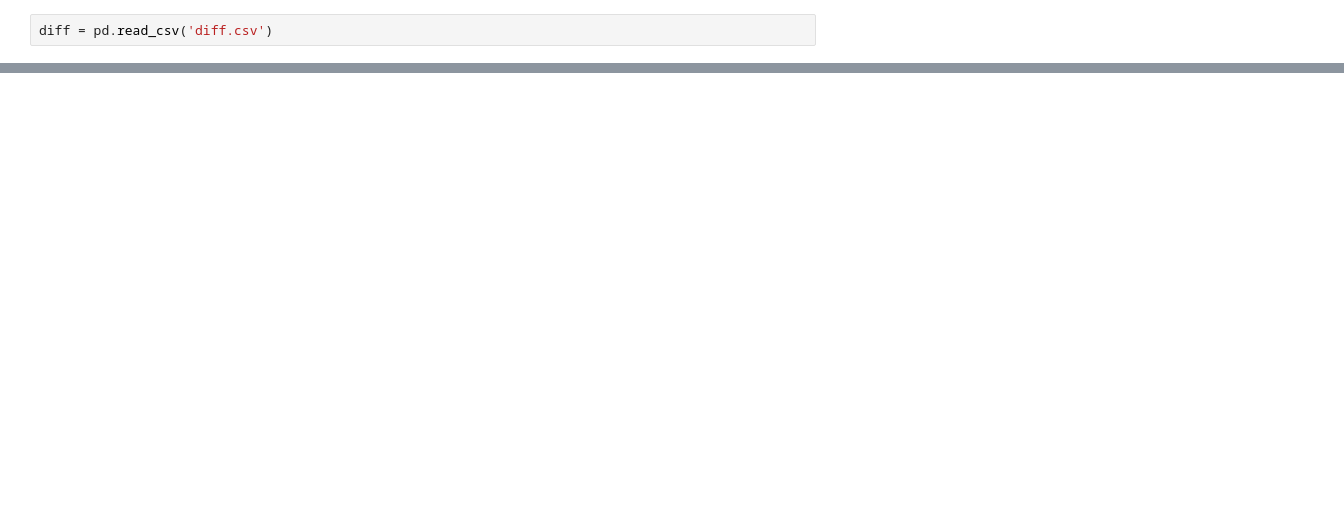
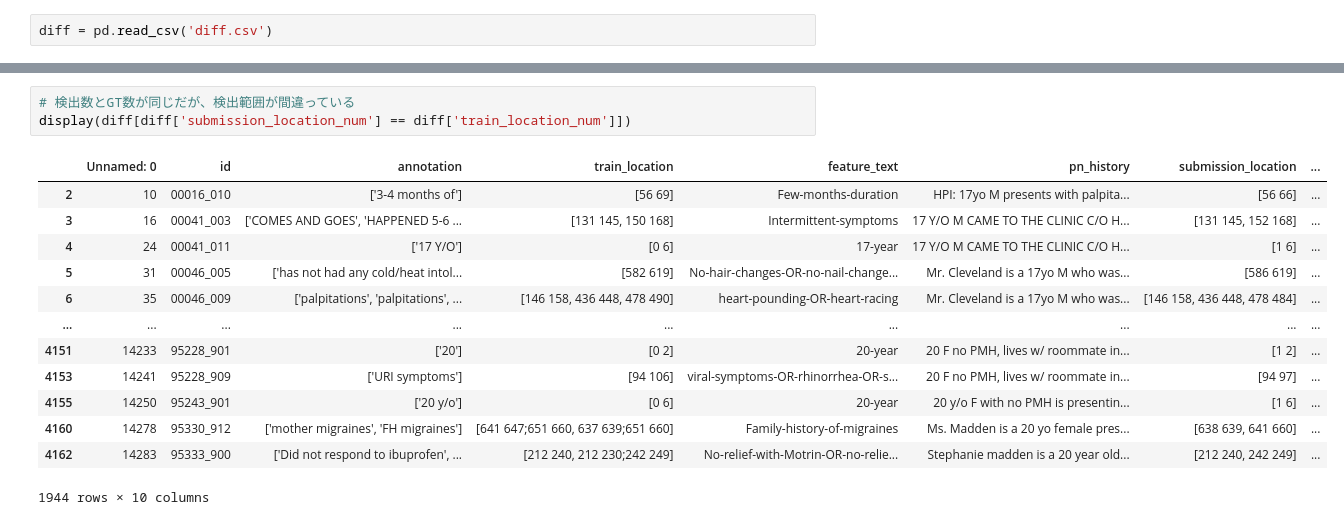
Before and after one commit to ryryrymyg/kaggle_ell, a Jupyter notebook: show_diff.ipynb, the cells around one changed output, grey strips where cells are left out. Cells and saved outputs as stored; diff of their text form; blank space fills up the shorter version.

```diff
--- a/show_diff.ipynb
+++ b/show_diff.ipynb
@@ -20,0 +102,17 @@ display(diff)
+# %%
+# 検出数とGT数が同じだが、検出範囲が間違っている
+display(diff[diff['submission_location_num'] == diff['train_location_num']])
+# %% [output]
+|  | Unnamed: 0 | id | annotation | train_location | feature_text | pn_history | submission_location | ... |
+| 2 | 10 | 00016_010 | ['3-4 months of'] | [56 69] | Few-months-duration | HPI: 17yo M presents with palpita... | [56 66] | ... |
+| 3 | 16 | 00041_003 | ['COMES AND GOES', 'HAPPENED 5-6 ... | [131 145, 150 168] | Intermittent-symptoms | 17 Y/O M CAME TO THE CLINIC C/O H... | [131 145, 152 168] | ... |
+| 4 | 24 | 00041_011 | ['17 Y/O'] | [0 6] | 17-year | 17 Y/O M CAME TO THE CLINIC C/O H... | [1 6] | ... |
+| 5 | 31 | 00046_005 | ['has not had any cold/heat intol... | [582 619] | No-hair-changes-OR-no-nail-change... | Mr. Cleveland is a 17yo M who was... | [586 619] | ... |
+| 6 | 35 | 00046_009 | ['palpitations', 'palpitations', ... | [146 158, 436 448, 478 490] | heart-pounding-OR-heart-racing | Mr. Cleveland is a 17yo M who was... | [146 158, 436 448, 478 484] | ... |
+| ... | ... | ... | ... | ... | ... | ... | ... | ... |
+| 4151 | 14233 | 95228_901 | ['20'] | [0 2] | 20-year | 20 F no PMH, lives w/ roommate in... | [1 2] | ... |
+| 4153 | 14241 | 95228_909 | ['URI symptoms'] | [94 106] | viral-symptoms-OR-rhinorrhea-OR-s... | 20 F no PMH, lives w/ roommate in... | [94 97] | ... |
+| 4155 | 14250 | 95243_901 | ['20 y/o'] | [0 6] | 20-year | 20 y/o F with no PMH is presentin... | [1 6] | ... |
+| 4160 | 14278 | 95330_912 | ['mother migraines', 'FH migraines'] | [641 647;651 660, 637 639;651 660] | Family-history-of-migraines | Ms. Madden is a 20 yo female pres... | [638 639, 641 660] | ... |
+| 4162 | 14283 | 95333_900 | ['Did not respond to ibuprofen', ... | [212 240, 212 230;242 249] | No-relief-with-Motrin-OR-no-relie... | Stephanie madden is a 20 year old... | [212 240, 242 249] | ... |
+1944 rows × 10 columns
```
Also changed, not shown: parts of 7 cells of this notebook.
